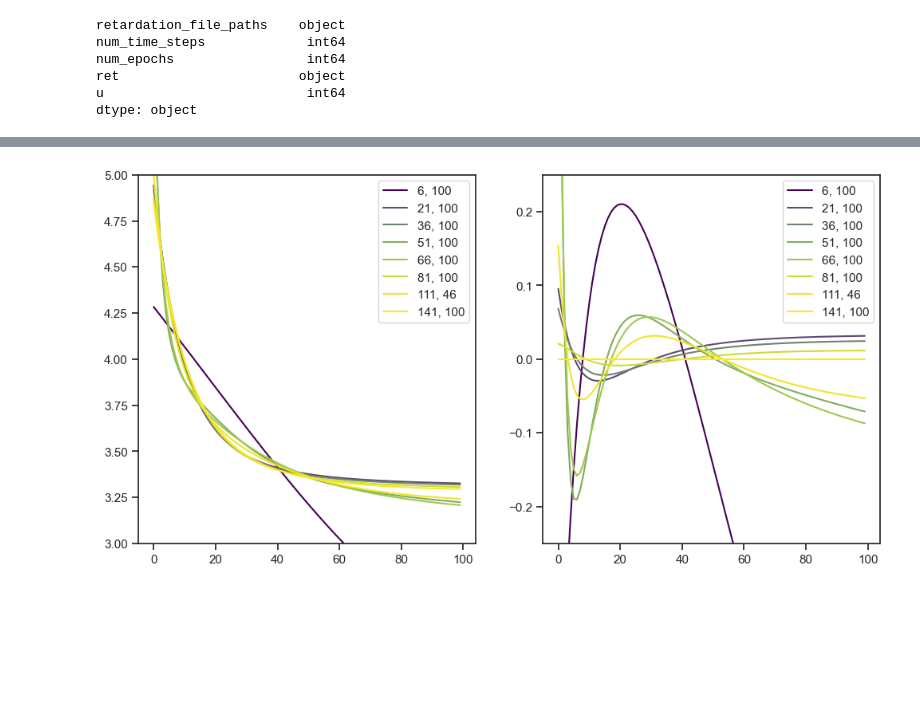
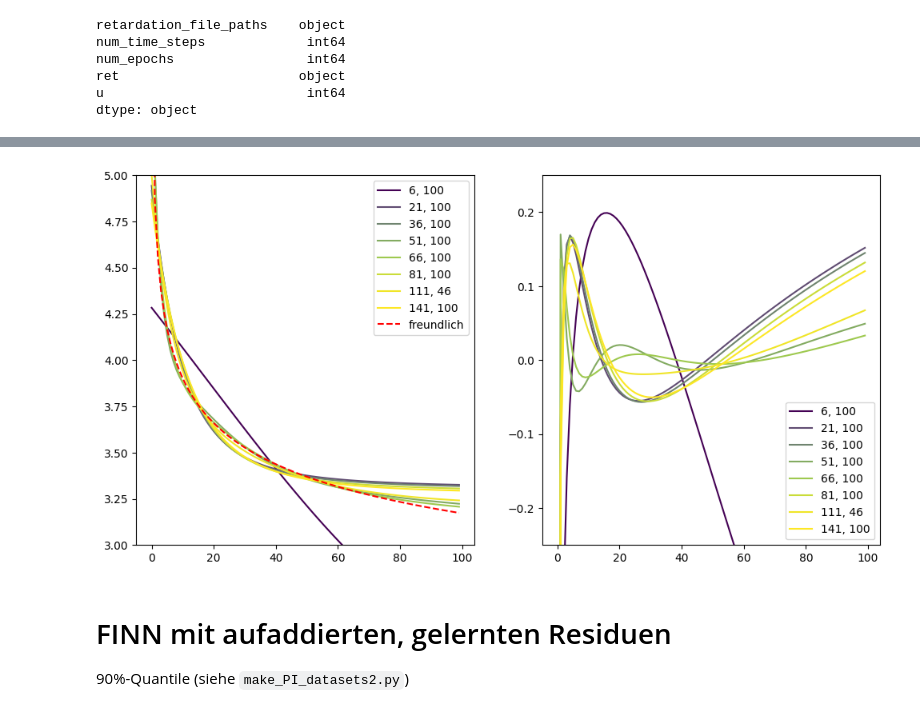
Before and after one commit to RiccardoFrenner/finn-nnpie, a Jupyter notebook: src/analyze_increasing_time.ipynb, the cells around one changed output, grey strips where cells are left out. Cells and saved outputs as stored; diff of their text form; code cells hidden in the pictures; blank space fills up the shorter version.

```diff
--- a/src/analyze_increasing_time.ipynb
+++ b/src/analyze_increasing_time.ipynb
@@ -9,6 +9,6 @@ import numpy as np
 import pandas as pd
 import matplotlib.pyplot as plt
 # %%
-dir_paths = [p for p in Path("../data_out").glob("finn_increasing_time_*") if p.is_dir()]
+dir_paths = [p for p in Path("../data_out/finn_increasing_time").glob("finn_increasing_time_*") if p.is_dir()]
 dir_paths
 # %% [output]
@@ -106,23 +83,28 @@ plt.show()
 # %%
 fig, (ax1, ax2) = plt.subplots(ncols=2, figsize=(12, 6))
 
 ret_freundlich = np.load("../data_out/retardation_freundlich.npy")
 
 initial_colors = plt.cm.viridis(np.linspace(0, 1, len(df)))
 final_color = initial_colors[-1]
 
-highest_time_step_ret = np.load(df["retardation_file_paths"].iloc[-1])
+# highest_time_step_ret = np.load(df["retardation_file_paths"].iloc[-1])
+highest_time_step_ret = ret_freundlich
 
 for i, p in enumerate(df["retardation_file_paths"]):
     ret = np.load(p)
     mixed_color = initial_colors[i] * (1 - i / (len(df) - 1)) + final_color * (i / (len(df) - 1))
     ax1.plot(ret, label=f"{df['num_time_steps'][i]}, {df['num_epochs'][i]}", color=mixed_color)
     ax2.plot(ret-highest_time_step_ret, label=f"{df['num_time_steps'][i]}, {df['num_epochs'][i]}", color=mixed_color)
-# ax1.plot(ret_freundlich, "r-", label="freundlich", color=final_color)
+ax1.plot(ret_freundlich, "r--", label="freundlich")#, color=final_color)
 ax1.set_ylim(3,5)
 ax2.set_ylim(-.25,.25)
 ax1.legend()
 ax2.legend()
 plt.show()
 # %% [output]
-[figure, old version]
+[figure, new version]
+# %% [markdown]
+# FINN mit aufaddierten, gelernten Residuen
+
+90%-Quantile (siehe `make_PI_datasets2.py`)
```
Also changed, not shown: parts of 8 cells of this notebook, 11 other files.
